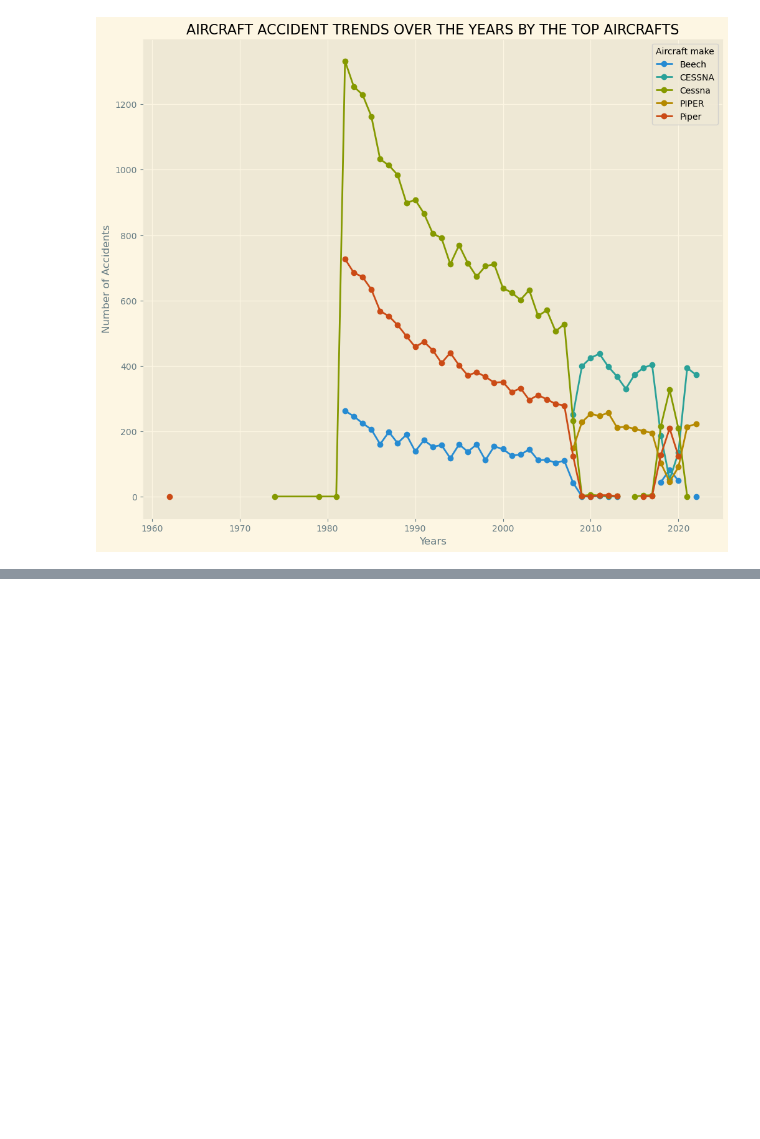
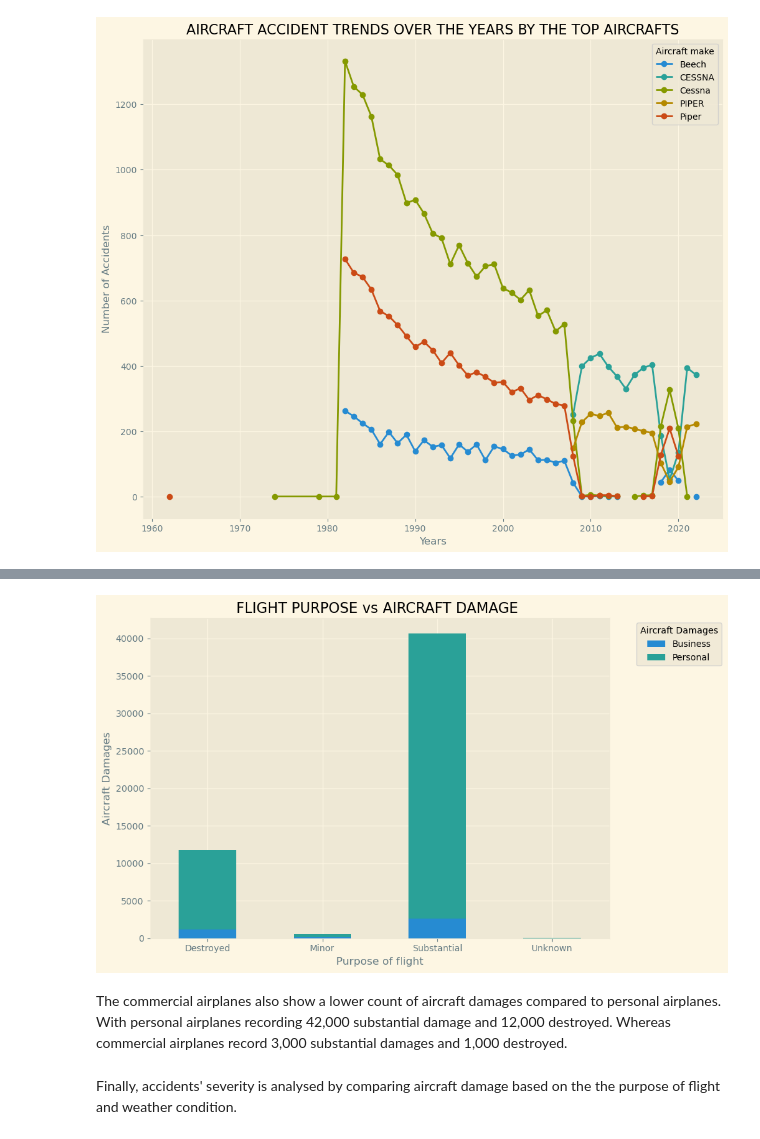
Before and after one commit to Victoria-ui227/Aviation-accidents-trends, a Jupyter notebook: aviation.ipynb, the cells around one changed output, grey strips where cells are left out. Saved outputs shown, nothing was run; the diff lists cells and outputs as text; code cells hidden in the pictures; blank space fills up the shorter version.

```diff
--- a/aviation.ipynb
+++ b/aviation.ipynb
@@ -175,0 +345,7 @@ From the plot, from 1980 to 2022, there has been a significant reduction in the
+# %%
+#modify the dataframe to only include purpose of flight and aircraft damage columns.
+purpose_df= purpose_df[['Purpose.of.flight','Aircraft.damage']]
+# %%
+#perform data aggregation to visualize relationship
+damage_pivot= purpose_df.groupby(['Purpose.of.flight', 'Aircraft.damage']).size().unstack()
+damage_pivot
@@ -175,0 +357,3 @@ From the plot, from 1980 to 2022, there has been a significant reduction in the
+# %%
+damage_pivot_T= damage_pivot.T
+damage_pivot_T
@@ -175,0 +367,14 @@ From the plot, from 1980 to 2022, there has been a significant reduction in the
+# %%
+damage_pivot_T.plot(kind='bar', stacked=True, figsize=(10, 6))
+plt.title('FLIGHT PURPOSE vs AIRCRAFT DAMAGE ', fontsize=16)
+plt.xlabel('Purpose of flight', fontsize=12)
+plt.ylabel('Aircraft Damages', fontsize=12)
+plt.xticks(rotation=0)
+plt.legend(title='Aircraft Damages', bbox_to_anchor=(1.05, 1), loc='upper left')
+plt.tight_layout();
+# %% [output]
+[figure, added]
+# %% [markdown]
+The commercial airplanes also show a lower count of aircraft damages compared to personal airplanes. With personal airplanes recording 42,000 substantial damage and 12,000 destroyed. Whereas commercial airplanes record 3,000 substantial damages and 1,000 destroyed.
+# %% [markdown]
+Finally, accidents' severity is analysed by comparing aircraft damage based on the the purpose of flight and weather condition.
```
Also changed, not shown: parts of 35 cells of this notebook.
